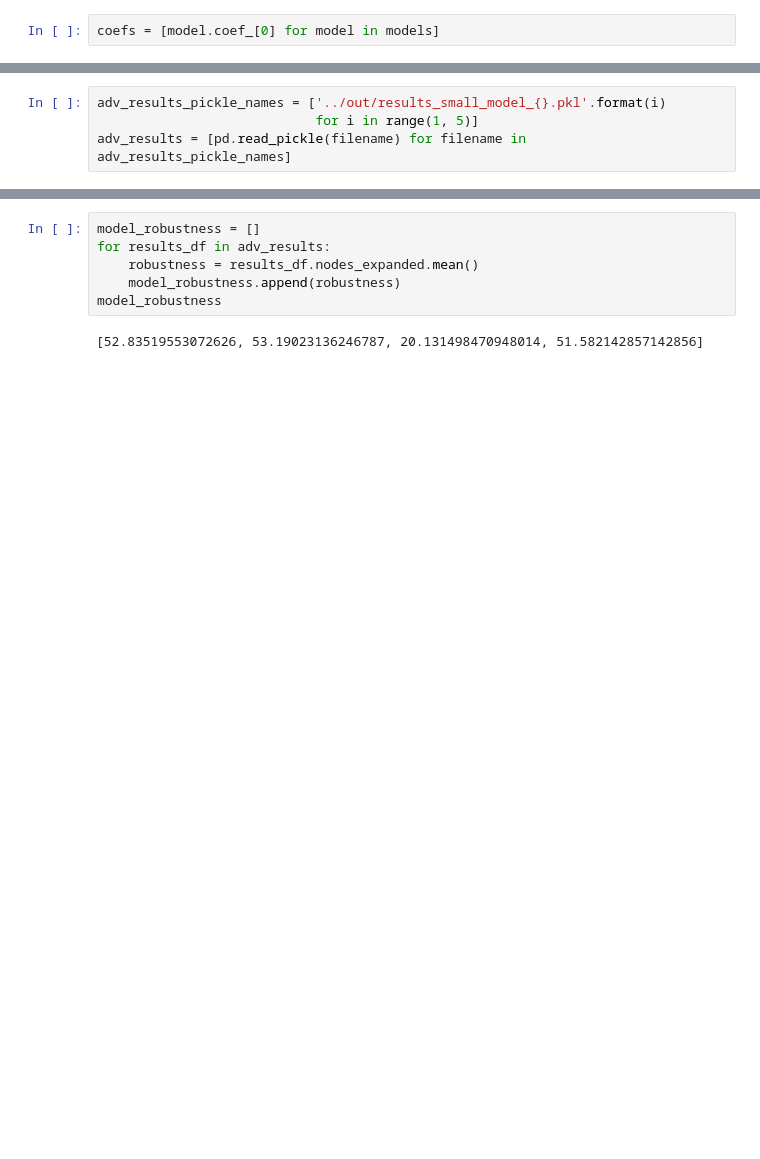
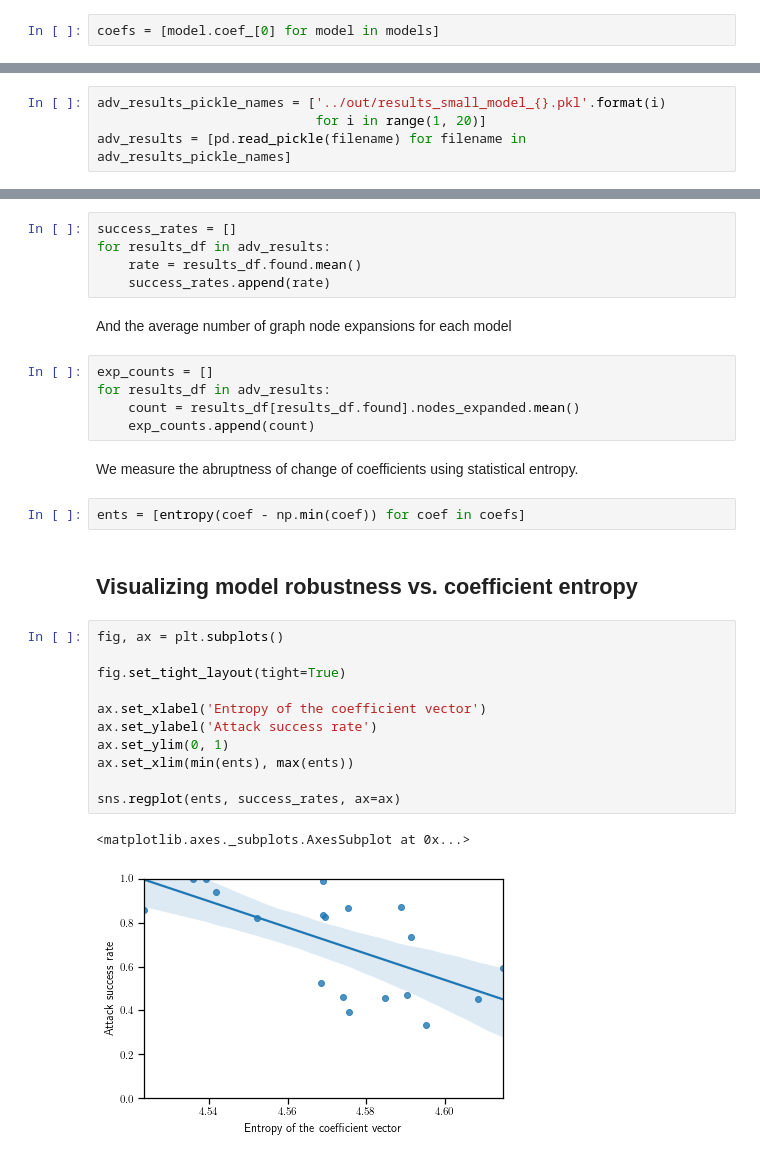
Before and after one commit to spring-epfl/trickster, a Jupyter notebook: notebooks/wfp_small_models_experiment.ipynb, the cells around one changed output, grey strips where cells are left out. Saved outputs shown, nothing was run; the diff lists cells and outputs as text; blank space fills up the shorter version.

```diff
--- a/notebooks/wfp_small_models_experiment.ipynb
+++ b/notebooks/wfp_small_models_experiment.ipynb
@@ -39,4 +43,4 @@ for acc in model_perfs: print(acc)
 # %%
 adv_results_pickle_names = ['../out/results_small_model_{}.pkl'.format(i)
-                            for i in range(1, 5)]
+                            for i in range(1, 20)]
 adv_results = [pd.read_pickle(filename) for filename in adv_results_pickle_names]
@@ -43,8 +49,32 @@ adv_results = [pd.read_pickle(filename) for filename in adv_results_pickle_names
+# %%
+success_rates = []
+for results_df in adv_results:
+    rate = results_df.found.mean()
+    success_rates.append(rate)
+# %% [markdown]
+And the average number of graph node expansions for each model
 # %%
-model_robustness = []
+exp_counts = []
 for results_df in adv_results:
-    robustness = results_df.nodes_expanded.mean()
-    model_robustness.append(robustness)
-model_robustness
+    count = results_df[results_df.found].nodes_expanded.mean()
+    exp_counts.append(count)
-# %% [output]
-[52.83519553072626, 53.19023136246787, 20.131498470948014, 51.582142857142856]
+# %% [markdown]
+We measure the abruptness of change of coefficients using statistical entropy.
+# %%
+ents = [entropy(coef - np.min(coef)) for coef in coefs]
+# %% [markdown]
+## Visualizing model robustness vs. coefficient entropy
+# %%
+fig, ax = plt.subplots()
+
+fig.set_tight_layout(tight=True)
+
+ax.set_xlabel('Entropy of the coefficient vector')
+ax.set_ylabel('Attack success rate')
+ax.set_ylim(0, 1)
+ax.set_xlim(min(ents), max(ents))
+
+sns.regplot(ents, success_rates, ax=ax)
+# %% [output]
+<matplotlib.axes._subplots.AxesSubplot at 0x...>
+[figure, added]
```
Also changed, not shown: parts of 12 cells of this notebook.
